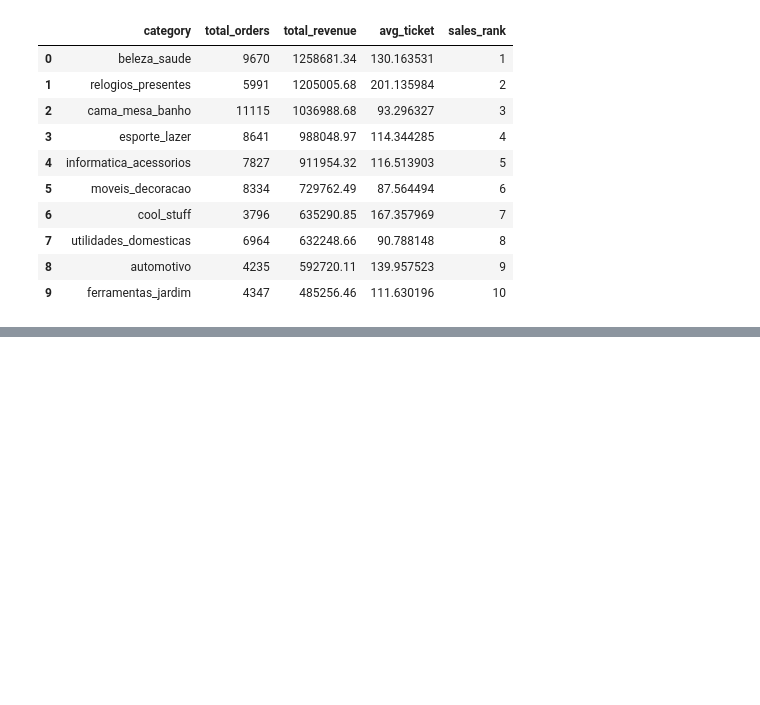
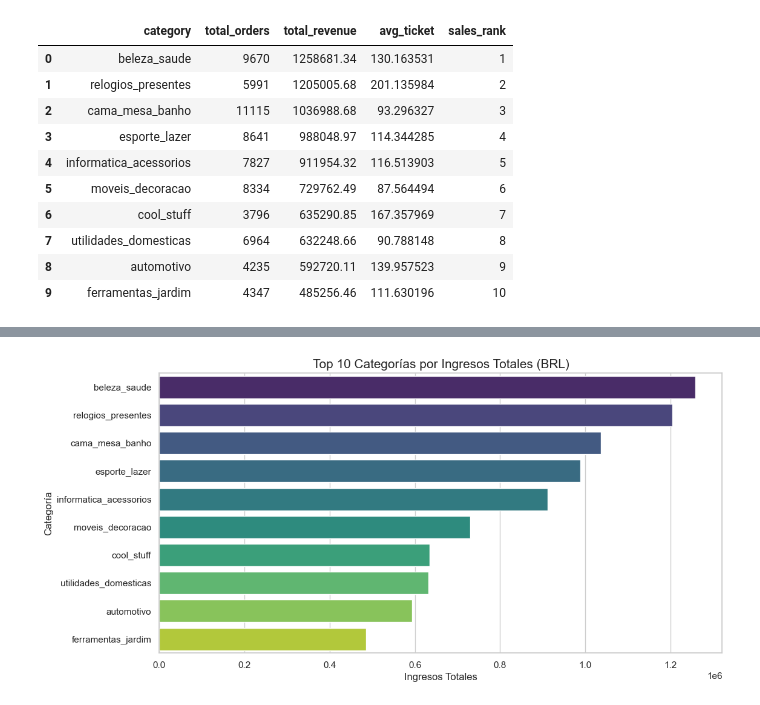
Before and after one commit to marcobustosblas/ecommerce-olist-analysis, a Jupyter notebook: notebooks/03_analysis_products_and_sales.ipynb, the cells around one changed output, grey strips where cells are left out. Saved outputs shown, nothing was run; the diff lists cells and outputs as text; code cells hidden in the pictures; blank space fills up the shorter version.

Commit message:
feat: complete N03 with visualizations and business insights

```diff
--- a/notebooks/03_analysis_products_and_sales.ipynb
+++ b/notebooks/03_analysis_products_and_sales.ipynb
@@ -232,0 +237,18 @@ display(sql_top_10)
+# %%
+# Creo un gráfico de barras para el top 10
+plt.figure(figsize=(12,6))
+ax = sns.barplot(
+    data=sql_top_10,
+    x='total_revenue',
+    y='category',
+    hue='category',
+    palette='viridis',
+    legend=False,
+    errorbar=None
+)
+plt.title('Top 10 Categorías por Ingresos Totales (BRL)', fontsize=15)
+plt.xlabel('Ingresos Totales')
+plt.ylabel('Categoría')
+plt.show()
+# %% [output]
+[figure, added]
```
Also changed, not shown: parts of 4 cells of this notebook.
